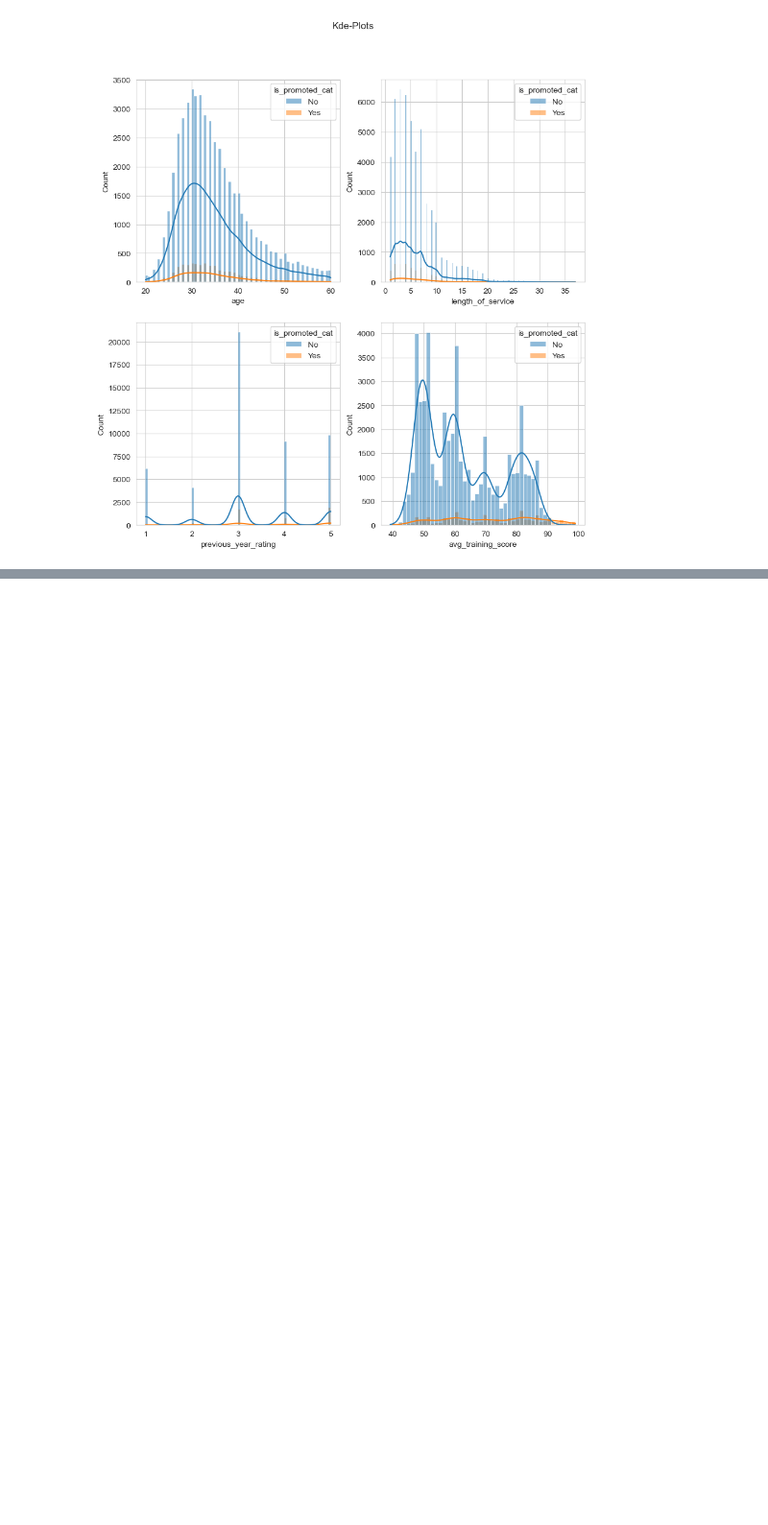
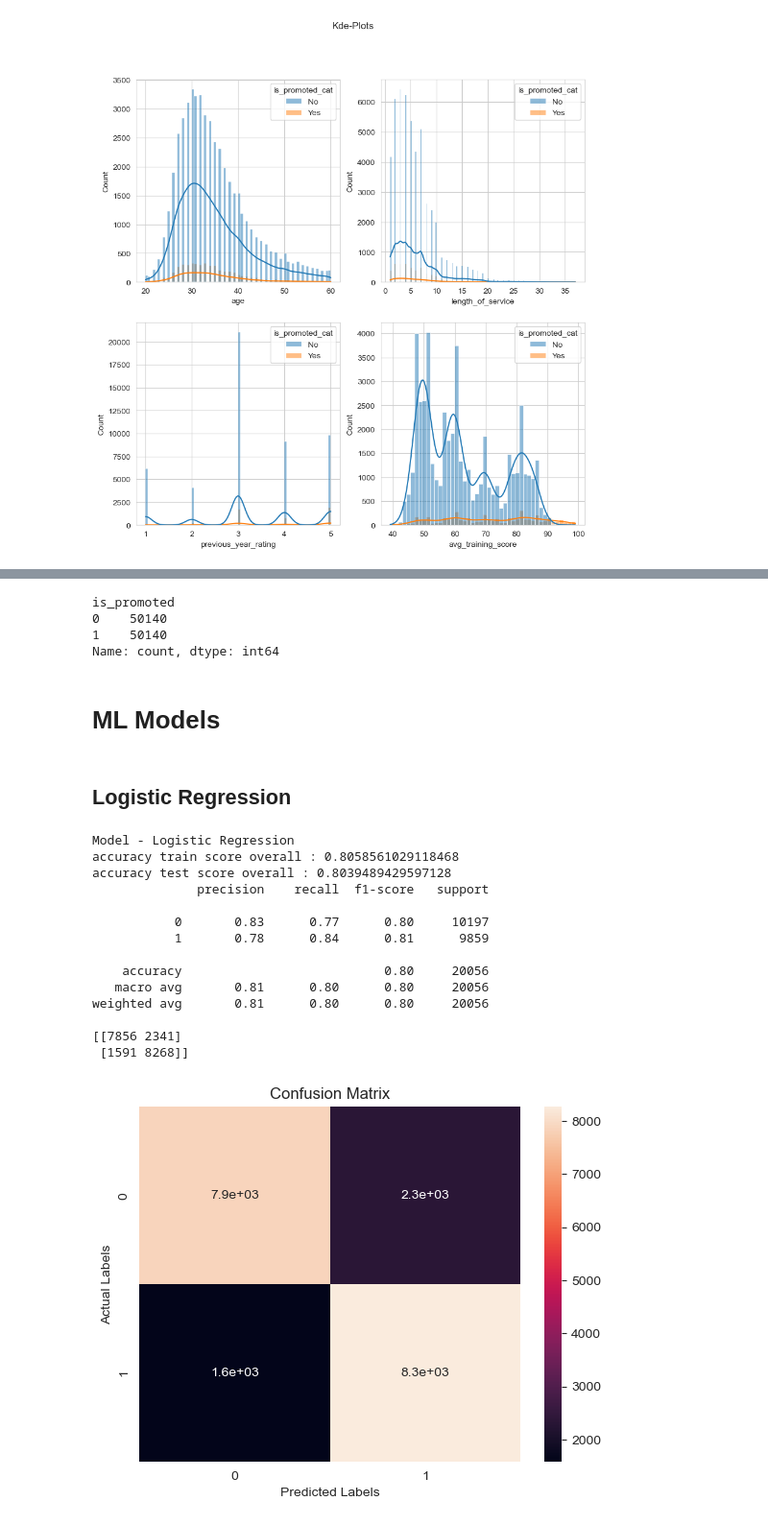
Before and after one commit to alexvatti/full-stack-data-science, a Jupyter notebook: Internship-Exercises/ML-Internship/Analytics_Vidhya/HR_Analytics/HR_Analytics.ipynb, the cells around one changed output, grey strips where cells are left out. Shown at 96% size. Drawn from its saved outputs; the diff is of its cells as text; code cells hidden in the pictures; blank space fills up the shorter version.

```diff
--- a/Internship-Exercises/ML-Internship/Analytics_Vidhya/HR_Analytics/EDA_HR_Analytics_Assignment_00.ipynb
+++ b/Internship-Exercises/ML-Internship/Analytics_Vidhya/HR_Analytics/HR_Analytics.ipynb
@@ -597,0 +780,7 @@ plt.show()
+# %%
+Y=hr_df["is_promoted"]
+X=hr_df[[ 'department', 'education', 'gender', 'recruitment_channel', 'awards_won_cat', 'KPIs_met_cat','age_log_stand', 'length_of_service_log_stand','no_of_trainings_MinMax','avg_training_score_MinMax','previous_year_rating_MinMax']]
+print(len(Y),len(X))
+X=pd.get_dummies(X,dtype='int',drop_first=False)
+print(X.columns)
+print(len(Y),len(X))
@@ -597,0 +802,4 @@ plt.show()
+# %%
+X, Y = SMOTE().fit_resample(X, Y)
+print(X.columns)
+print(len(Y),len(X))
@@ -597,0 +820,51 @@ plt.show()
+# %%
+Y.value_counts()
+# %% [output]
+is_promoted
+0    50140
+1    50140
+Name: count, dtype: int64
+# %% [markdown]
+# ML Models
+# %%
+X_train, X_test, Y_train, Y_test = train_test_split(X,Y,test_size=0.2,random_state = 42)
+# %%
+def draw_heatmap(conf_matrix):
+    sns.heatmap(conf_matrix, annot=True)
+    plt.xlabel('Predicted Labels')
+    plt.ylabel('Actual Labels')
+    plt.title('Confusion Matrix')
+    plt.show()
+# %% [markdown]
+## Logistic Regression
+# %%
+lg_model = LogisticRegression(solver='saga', max_iter=500, random_state=42)
+lg_model.fit(X_train, Y_train)
+
+print("Model - Logistic Regression")
+score = lg_model.score(X_train, Y_train)
+print('accuracy train score overall :', score)
+score = lg_model.score(X_test, Y_test)
+print('accuracy test score overall :', score)
+
+y_pred = lg_model.predict(X_test)
+print(classification_report(Y_test, y_pred))
+print(confusion_matrix(Y_test, y_pred))
+conf_matrix = confusion_matrix(Y_test, y_pred)
+draw_heatmap(conf_matrix)
+# %% [output]
+Model - Logistic Regression
+accuracy train score overall : 0.8058561029118468
+accuracy test score overall : 0.8039489429597128
+              precision    recall  f1-score   support
+
+           0       0.83      0.77      0.80     10197
+           1       0.78      0.84      0.81      9859
+
+    accuracy                           0.80     20056
+   macro avg       0.81      0.80      0.80     20056
+weighted avg       0.81      0.80      0.80     20056
+
+[[7856 2341]
+ [1591 8268]]
+[figure, added]
```
Also changed, not shown: parts of 33 cells of this notebook.
